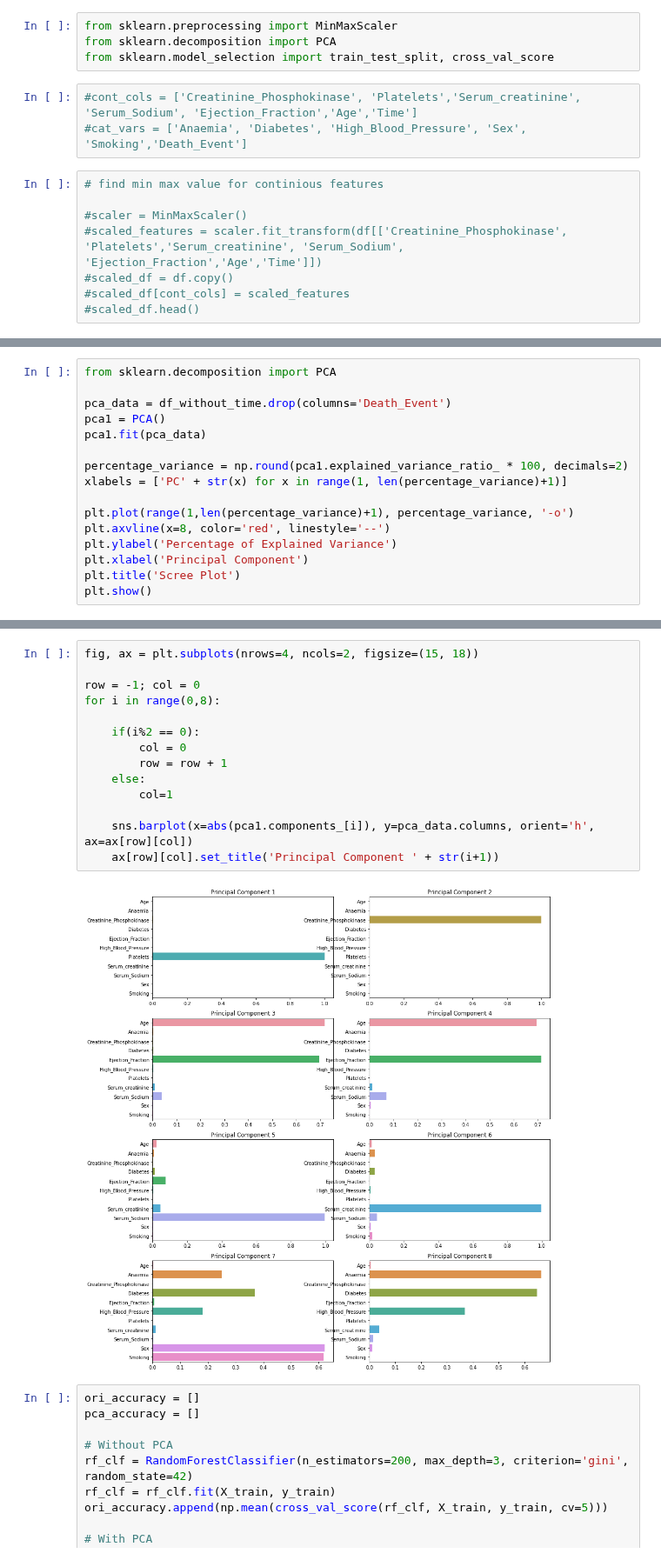
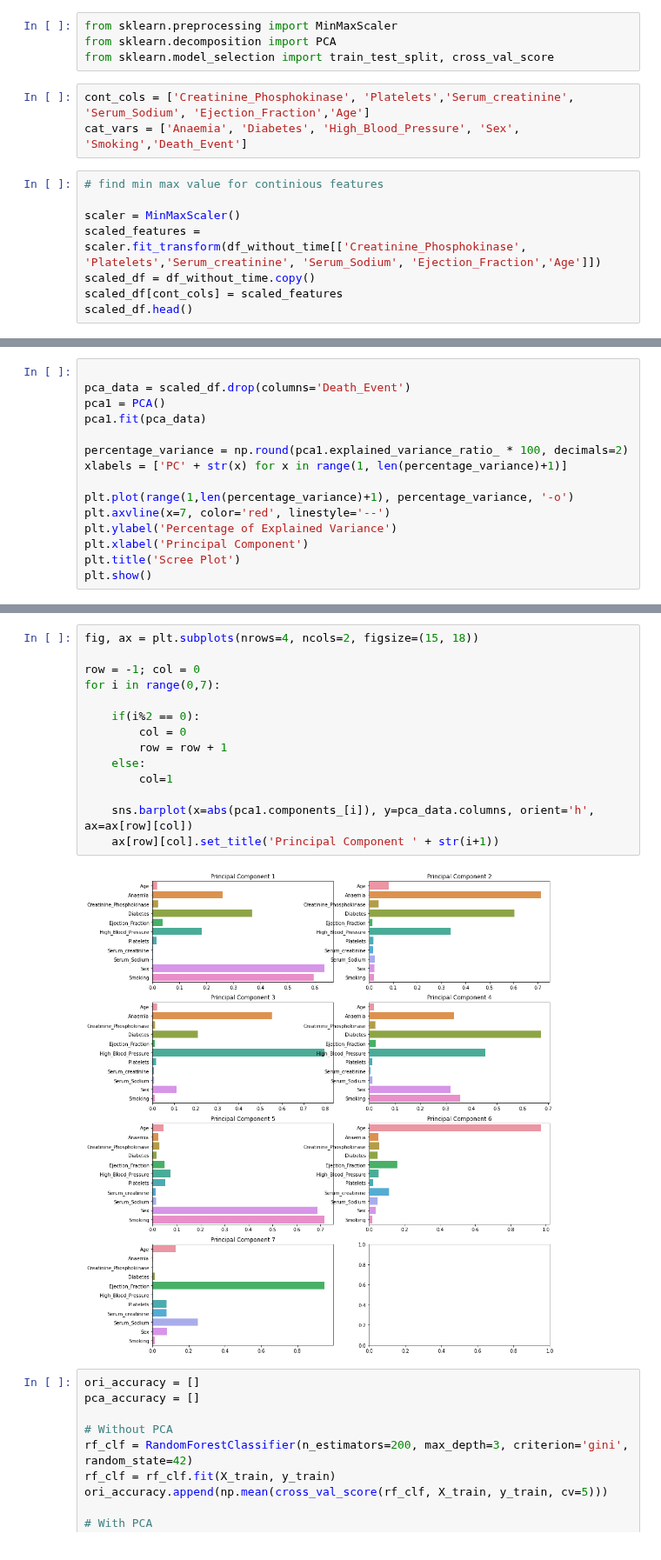
Before and after one commit to spros1/HeartFailureAnalysis, a Jupyter notebook: ExcerA_Heart_Failure.ipynb, the cells around one changed output, grey strips where cells are left out. Shown at 87% size. Drawn from its saved outputs; the diff is of its cells as text.

```diff
--- a/ExcerA_Heart_Failure.ipynb
+++ b/ExcerA_Heart_Failure.ipynb
@@ -340,13 +336,13 @@ from sklearn.preprocessing import MinMaxScaler
 from sklearn.decomposition import PCA
 from sklearn.model_selection import train_test_split, cross_val_score
 # %%
-#cont_cols = ['Creatinine_Phosphokinase', 'Platelets','Serum_creatinine', 'Serum_Sodium', 'Ejection_Fraction','Age','Time']
-#cat_vars = ['Anaemia', 'Diabetes', 'High_Blood_Pressure', 'Sex', 'Smoking','Death_Event']
+cont_cols = ['Creatinine_Phosphokinase', 'Platelets','Serum_creatinine', 'Serum_Sodium', 'Ejection_Fraction','Age']
+cat_vars = ['Anaemia', 'Diabetes', 'High_Blood_Pressure', 'Sex', 'Smoking','Death_Event']
 # %%
 # find min max value for continious features
 
-#scaler = MinMaxScaler()
-#scaled_features = scaler.fit_transform(df[['Creatinine_Phosphokinase', 'Platelets','Serum_creatinine', 'Serum_Sodium', 'Ejection_Fraction','Age','Time']])
-#scaled_df = df.copy()
-#scaled_df[cont_cols] = scaled_features
-#scaled_df.head()
+scaler = MinMaxScaler()
+scaled_features = scaler.fit_transform(df_without_time[['Creatinine_Phosphokinase', 'Platelets','Serum_creatinine', 'Serum_Sodium', 'Ejection_Fraction','Age']])
+scaled_df = df_without_time.copy()
+scaled_df[cont_cols] = scaled_features
+scaled_df.head()
@@ -370,7 +356,6 @@ Explained variance: 0.8148866329786411
 # %%
-from sklearn.decomposition import PCA
 
-pca_data = df_without_time.drop(columns='Death_Event')
+pca_data = scaled_df.drop(columns='Death_Event')
 pca1 = PCA()
 pca1.fit(pca_data)
 
@@ -378,7 +363,7 @@ percentage_variance = np.round(pca1.explained_variance_ratio_ * 100, decimals=2)
 xlabels = ['PC' + str(x) for x in range(1, len(percentage_variance)+1)]
 
 plt.plot(range(1,len(percentage_variance)+1), percentage_variance, '-o')
-plt.axvline(x=8, color='red', linestyle='--')
+plt.axvline(x=7, color='red', linestyle='--')
 plt.ylabel('Percentage of Explained Variance')
 plt.xlabel('Principal Component')
 plt.title('Scree Plot')
@@ -393,19 +378,19 @@ pca95.fit_transform(pca_data).shape
 # %%
 fig, ax = plt.subplots(nrows=4, ncols=2, figsize=(15, 18))
 
 row = -1; col = 0
-for i in range(0,8):
+for i in range(0,7):
 
     if(i%2 == 0):
         col = 0
         row = row + 1
     else:
         col=1
 
     sns.barplot(x=abs(pca1.components_[i]), y=pca_data.columns, orient='h', ax=ax[row][col])
     ax[row][col].set_title('Principal Component ' + str(i+1))
 # %% [output]
-[figure, old version]
+[figure, new version]
 # %%
 ori_accuracy = []
 pca_accuracy = []
```
Also changed, not shown: parts of 10 cells of this notebook.
